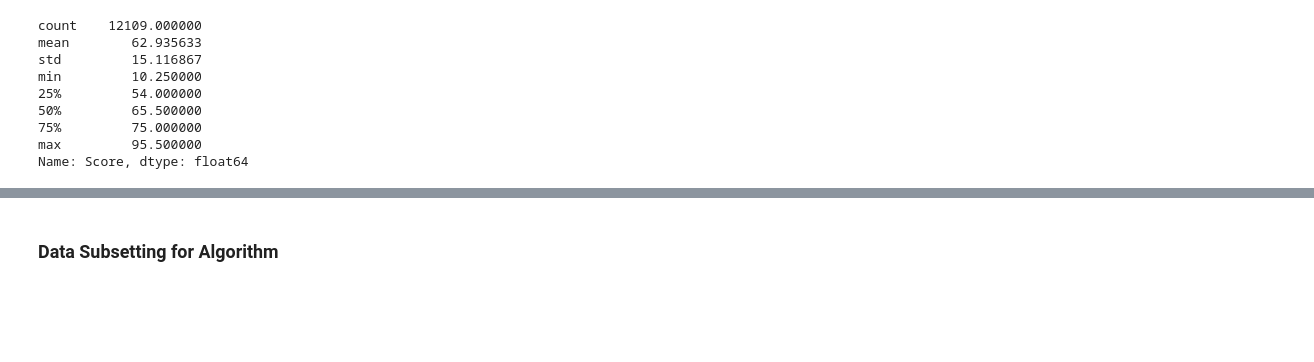
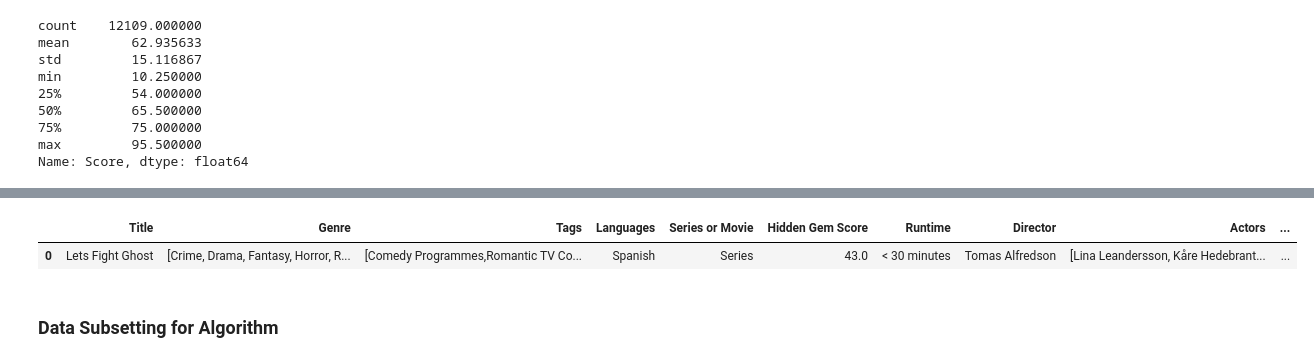
Before and after one commit to Evan-Callaghan/CPSC-453-Seminar, a Jupyter notebook: Project Items/Blockbuster_Clean.ipynb, the cells around one changed output, grey strips where cells are left out. Cells and saved outputs as stored; diff of their text form; code cells hidden in the pictures; blank space fills up the shorter version.

```diff
--- a/Project Items/Blockbuster_Clean.ipynb
+++ b/Project Items/Blockbuster_Clean.ipynb
@@ -198,0 +197,16 @@ str
+# %%
+## Release Decade
+
+movie['Release'] = np.where(movie['Release'] == 'nan', 0, movie['Release'])
+movie['Release'] = movie['Release'].astype(int)
+
+movie['Release_0'] = np.where((movie['Release'] >= 1900) & (movie['Release'] < 1940), 1, 0)
+movie['Release_40'] = np.where((movie['Release'] >= 1940) & (movie['Release'] < 1950), 1, 0)
+movie['Release_50'] = np.where((movie['Release'] >= 1950) & (movie['Release'] < 1960), 1, 0)
+movie['Release_60'] = np.where((movie['Release'] >= 1960) & (movie['Release'] < 1970), 1, 0)
+movie['Release_70'] = np.where((movie['Release'] >= 1970) & (movie['Release'] < 1980), 1, 0)
+movie['Release_80'] = np.where((movie['Release'] >= 1980) & (movie['Release'] < 1990), 1, 0)
+movie['Release_90'] = np.where((movie['Release'] >= 1990) & (movie['Release'] < 2000), 1, 0)
+movie['Release_00'] = np.where((movie['Release'] >= 2000) & (movie['Release'] < 2010), 1, 0)
+movie['Release_10'] = np.where((movie['Release'] >= 2010) & (movie['Release'] < 2020), 1, 0)
+movie['Release_20'] = np.where((movie['Release'] >= 2020) & (movie['Release'] < 2030), 1, 0)
@@ -198,0 +247,9 @@ str
+# %%
+genres = []
+
+for i in range(0, movie.shape[0]):
+    for j in range(0, len(movie['Genre'][i])):
+          if np.isin(movie['Genre'][i][j], genres, invert = True):
+                   genres.append(movie['Genre'][i][j])
+
+genres
@@ -198,0 +282,3 @@ str
+# %%
+for i in range(0, len(genres)):
+    print("movie['Genre_", genres[i], "'] = ''")
@@ -198,0 +303,15 @@ str
+# %%
+top_languages = ['English', 'Japanese', 'Spanish', 'French', 'Korean', 'German', 'Hindi', 'Mandarin',
+                'Italian', 'Russian', 'Arabic', 'Cantonese', 'Portuguese', 'Thai', 'Dutch']
+
+
+for i in range(0, movie.shape[0]):
+
+    ## If the movie language is not a top language:
+    if np.isin(movie['Languages'][i], top_languages, invert = True):
+
+        ## Drop that observation from the data set
+        movie = movie.drop([i])
+
+## Resetting the index
+movie = movie.reset_index(drop = True)
@@ -199,2 +342,7 @@ str
+# %%
+movie.head(1)
+# %% [output]
+|  | Title | Genre | Tags | Languages | Series or Movie | Hidden Gem Score | Runtime | Director | Actors | ... |
+| 0 | Lets Fight Ghost | [Crime, Drama, Fantasy, Horror, R... | [Comedy Programmes,Romantic TV Co... | Spanish | Series | 43.0 | < 30 minutes | Tomas Alfredson | [Lina Leandersson, Kåre Hedebrant... | ... |
 # %%
 ## Dropping unnecessary columns after engineering process
```
Also changed, not shown: parts of 11 cells of this notebook.
